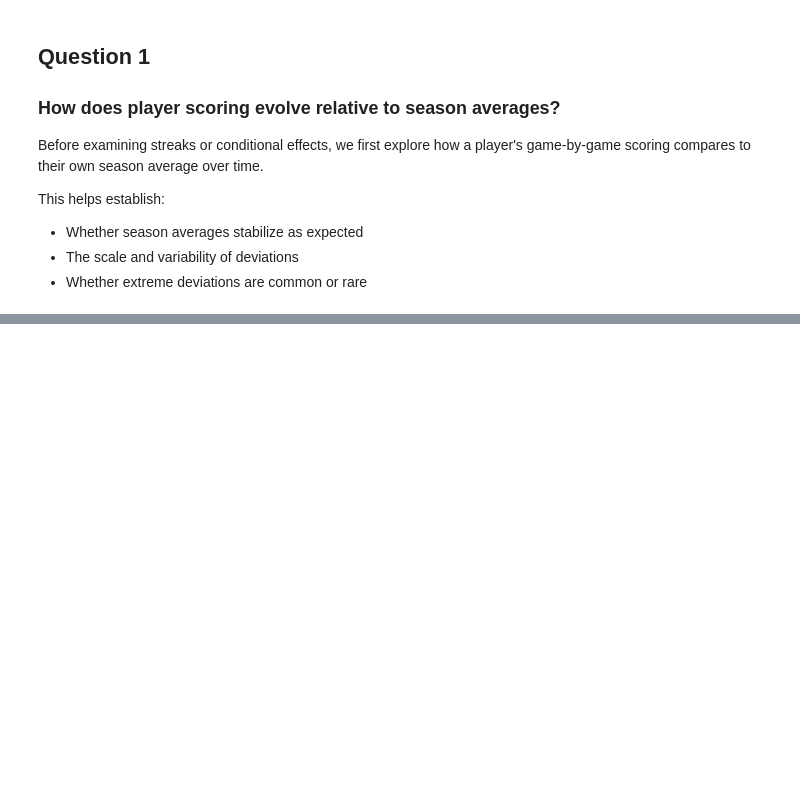
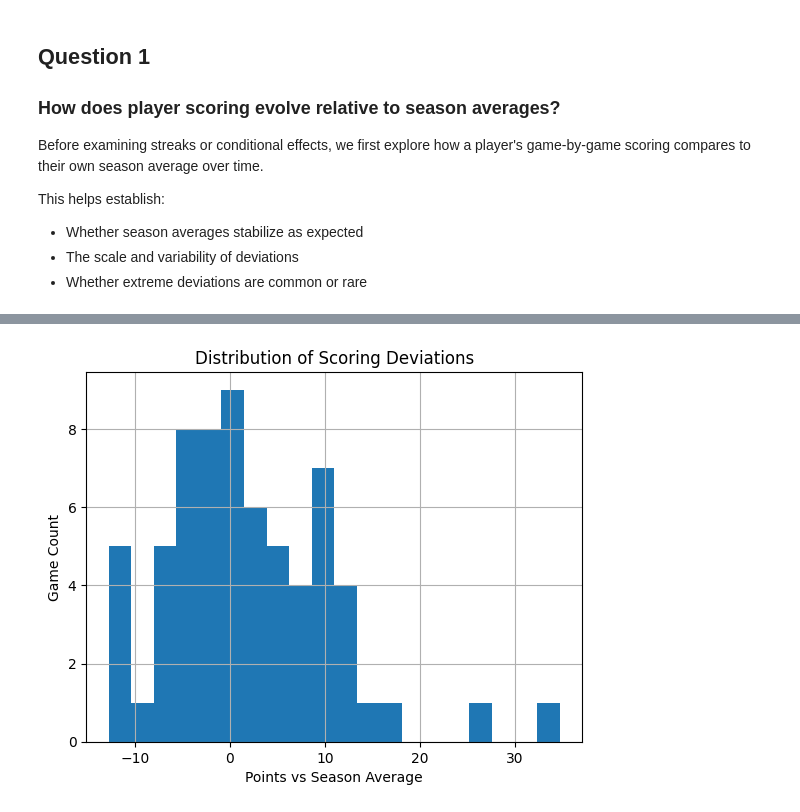
Before and after one commit to sibhisakthivel/nba-player-performance-streak-analysis, a Jupyter notebook: 02_eda_streaks.ipynb, the cells around one changed output, grey strips where cells are left out. Cells and saved outputs as stored; diff of their text form; code cells hidden in the pictures; blank space fills up the shorter version.

```diff
--- a/02_eda_streaks.ipynb
+++ b/02_eda_streaks.ipynb
@@ -50,0 +97,8 @@ This helps establish:
+# %%
+jamal_murray["deviation"].hist(bins=20)
+plt.title("Distribution of Scoring Deviations")
+plt.xlabel("Points vs Season Average")
+plt.ylabel("Game Count")
+plt.show()
+# %% [output]
+[figure, added]
```
Also changed, not shown: parts of 24 cells of this notebook, 1 other file.
